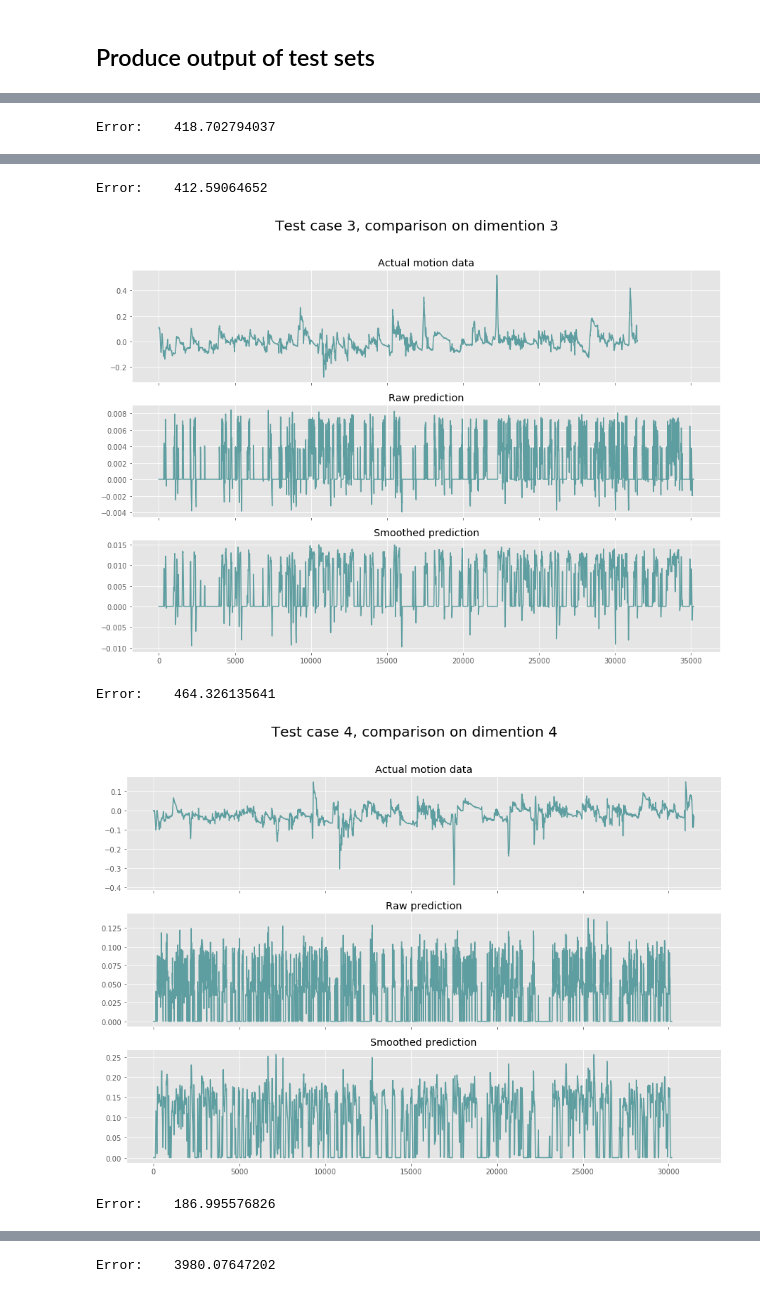
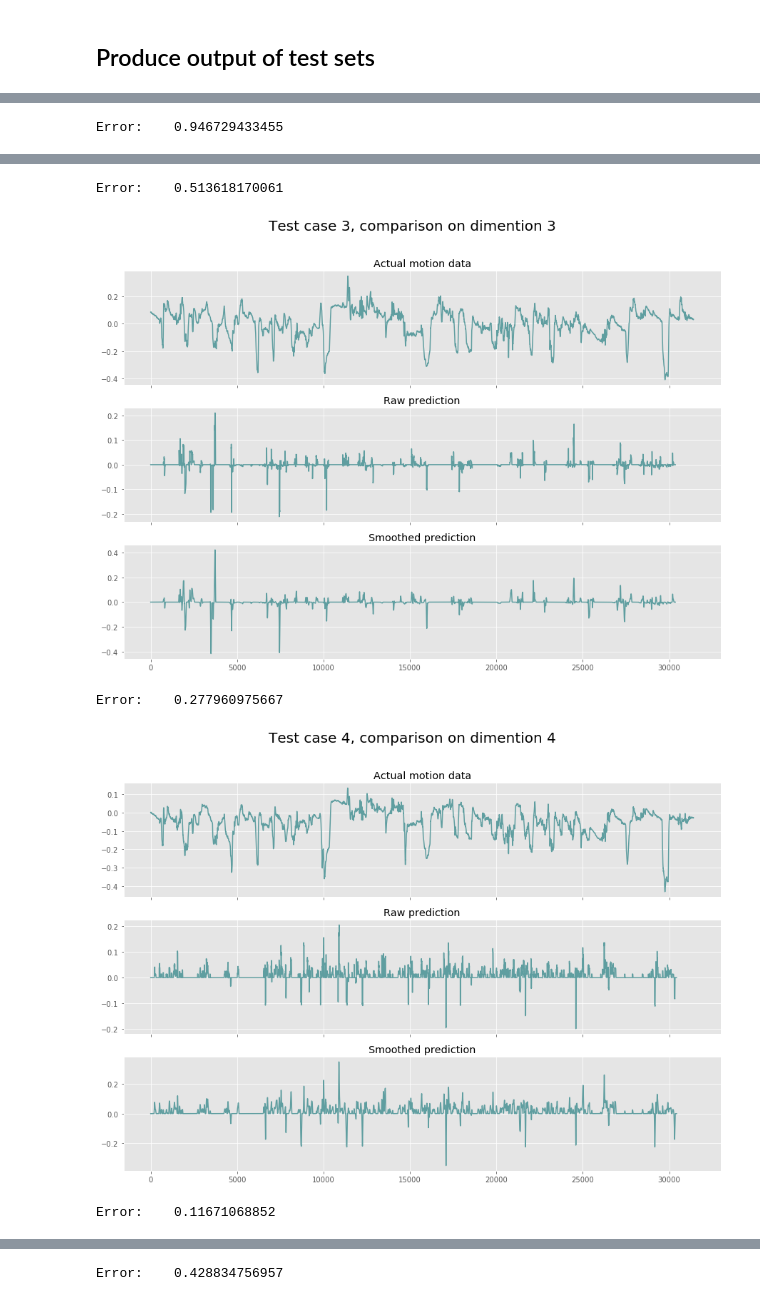
Before and after one commit to CynthiaCXY/HeadMotionSynthesis, a Jupyter notebook: baseline_DCT.ipynb, the cells around one changed output, grey strips where cells are left out. Saved outputs shown, nothing was run; the diff lists cells and outputs as text; code cells hidden in the pictures.

```diff
--- a/baseline_DCT.ipynb
+++ b/baseline_DCT.ipynb
@@ -25,8 +25,8 @@ logger = logging.getLogger()
 logger.setLevel(logging.INFO)
 logger.handlers = [logging.StreamHandler()]
 
-train_data = HMSDataProvider('train', 'extro', rng=rng)
-valid_data = HMSDataProvider('validation', 'extro', rng=rng)
+train_data = HMSDataProvider('train', 'intro', rng=rng)
+valid_data = HMSDataProvider('validation', 'intro', rng=rng)
 input_dim, output_dim = 100, 60
 # %%
 # def train_model_and_plot_stats(
@@ -66,7 +66,7 @@ weights_init = GlorotUniformInit(rng=rng, gain=2.**0.5)
 biases_init = ConstantInit(0.)
 
 weights_penalty_1 = L1Penalty(1e-1)
-weights_penalty_2 = L2Penalty(1e-2)
+weights_penalty_2 = L2Penalty(1e-4)
 
 # Reset random number generator and data provider states on each run
 # to ensure reproducibility of results
@@ -100,7 +100,7 @@ model = MultipleLayerModel([
 ])
 
 # Initialise a cross entropy error object
-error = L2LossFunction()
+error = SumOfSquaredDiffsError()
 
 # Use a basic gradient descent learning rule
 learning_rule = AdamLearningRule(learning_rate=learning_rate)
@@ -217,14 +212,14 @@ def smooth_prediction(raw_prediction):
         0.2 * (calculation_frame[i+37,:] + calculation_frame[i+3,:]) + \
         0.2 * (calculation_frame[i+38,:] + calculation_frame[i+2,:]) + \
         0.1 * (calculation_frame[i+39,:] + calculation_frame[i+1,:])
-    output /= 6
+    output /= 8
     return output
 # %%
 # Loop over 1-6 test cases
 
 window_size = 100
 for i in range(1,7):
-    test_data = HMSDataProvider('test{0}'.format(i), 'extro', rng=rng)
+    test_data = HMSDataProvider('test{0}'.format(i), 'intro', rng=rng)
     result, evaluation = optimiser.eval_test_set(test_data, 'test')
     print('Error:    ' + str(evaluation['errortest']))
 
@@ -232,8 +227,8 @@ for i in range(1,7):
     for j in range(result[-1].shape[0]):
         result_reshape[j] = result[-1][j].reshape(6,10)
 
-    time_intervals = np.loadtxt("ExtrovertRawData/Words/{0}".format(i), usecols=range(4, 6), dtype="int")
-    words = np.loadtxt("ExtrovertRawData/Words/{0}".format(i), usecols=range(3, 4), dtype="str")
+    time_intervals = np.loadtxt("IntrovertRawData/Words/{0}".format(i), usecols=range(4, 6), dtype="int")
+    words = np.loadtxt("IntrovertRawData/Words/{0}".format(i), usecols=range(3, 4), dtype="str")
 
     prediction = np.zeros((6, time_intervals[-1,1] + window_size))
     counter = 0
@@ -280,11 +275,11 @@ for i in range(1,7):
     # If trained on intro data
     # np.savetxt('Predictions/TrainedOnIntroData/prediction{0}.txt'.format(i), prediction, fmt="%.7f")
 
-    np.savetxt('Predictions/prediction{0}.txt'.format(i), prediction, fmt="%.7f")
-    np.savetxt('Predictions/prediction_smooth_{0}.txt'.format(i), smoothed_prediction, fmt="%.7f")
+    np.savetxt('Predictions/intro_{0}.txt'.format(i), prediction, fmt="%.7f")
+    np.savetxt('Predictions/intro_smooth_{0}.txt'.format(i), smoothed_prediction, fmt="%.7f")
 
 
-    motion_data = np.loadtxt("ExtrovertRawData/Motion/1.rov".format(i), skiprows=17, usecols=range(0, 6))
+    motion_data = np.loadtxt("IntrovertRawData/Motion/1.rov".format(i), skiprows=17, usecols=range(0, 6))
 
     # Two subplots, the axes array is 1-d
     f, axarr = plt.subplots(3, sharex=True, figsize=(15,10))
@@ -304 +299 @@ Error:    178.998720195
-Error:    418.702794037
+Error:    0.946729433455
@@ -306,5 +301,5 @@ Error:    418.702794037
-Error:    412.59064652
+Error:    0.513618170061
-[figure, old version]
+[figure, new version]
-Error:    464.326135641
+Error:    0.277960975667
-[figure, old version]
+[figure, new version]
-Error:    186.995576826
+Error:    0.11671068852
@@ -312 +307 @@ Error:    186.995576826
-Error:    3980.07647202
+Error:    0.428834756957
```
Also changed, not shown: parts of 7 cells of this notebook, 1 other file.
